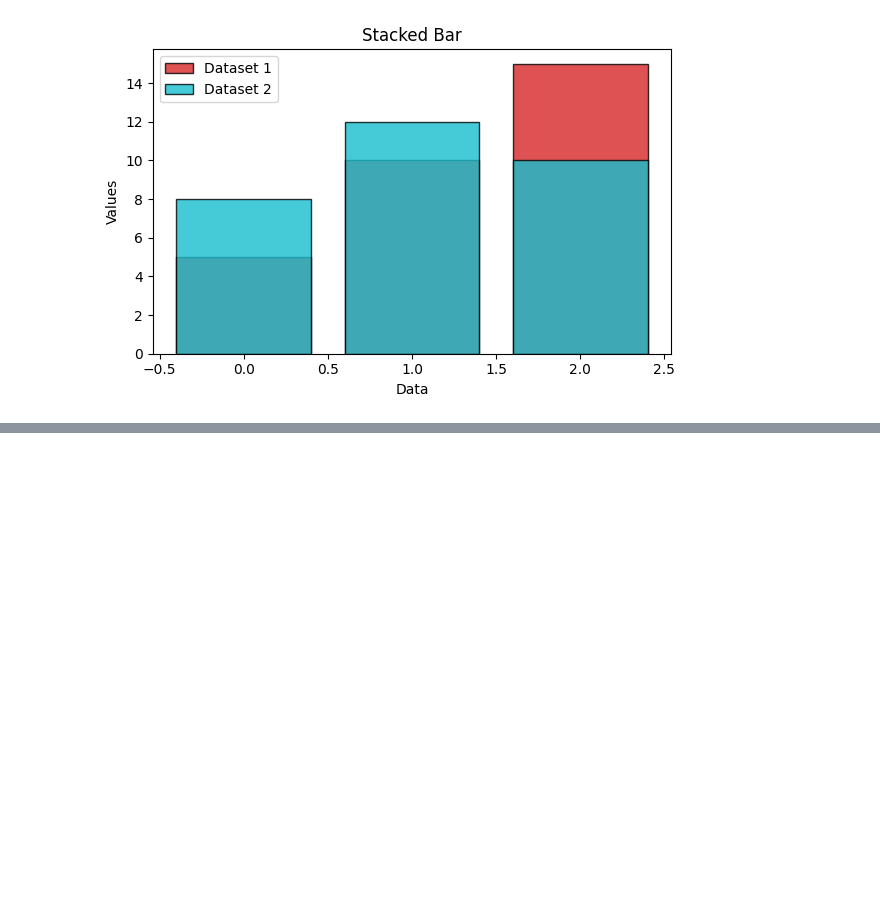
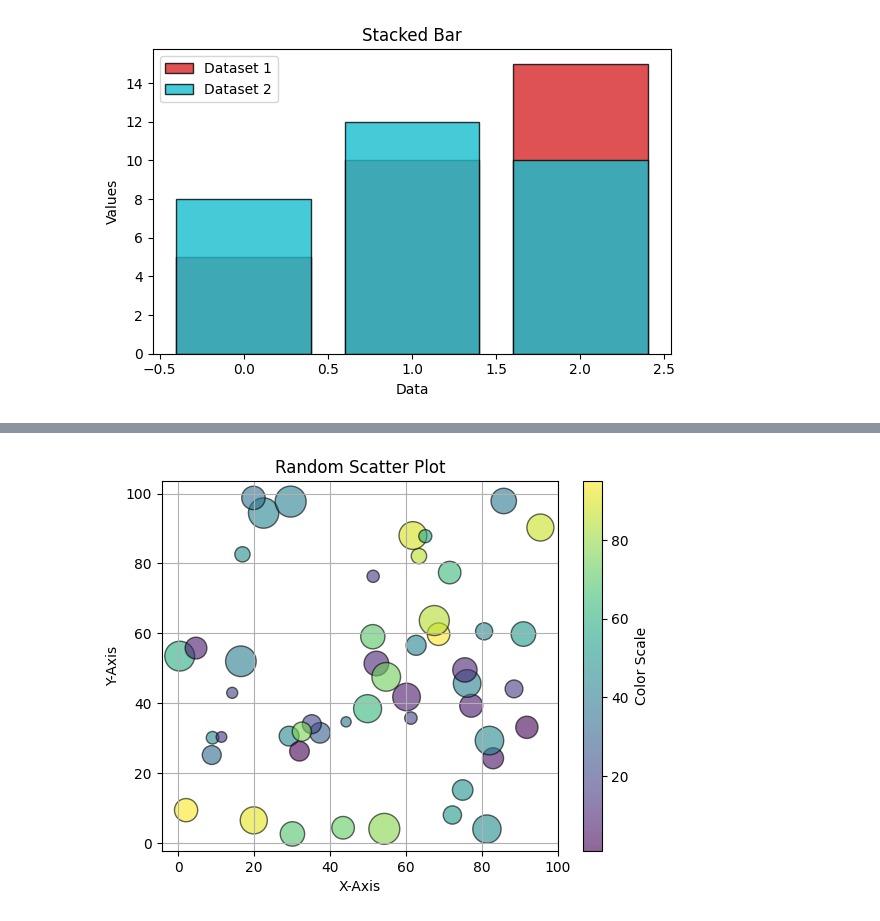
Before and after one commit to KodaliSuchitraKamala/Wipro_Training, a Jupyter notebook: Matplotlib.ipynb, the cells around one changed output, grey strips where cells are left out. Cells and saved outputs as stored; diff of their text form; code cells hidden in the pictures; blank space fills up the shorter version.

```diff
--- a/Matplotlib.ipynb
+++ b/Matplotlib.ipynb
@@ -771,0 +800,17 @@ plt.show()
+# %%
+import numpy as np
+import matplotlib.pyplot as plt
+np.random.seed(10)
+x = np.random.rand(50) * 100
+y = np.random.rand(50) * 100
+sizes = np.random.randint(50, 500, 50)
+colors = np.random.randint(1, 100, 50)
+scatter = plt.scatter(x, y, c=colors, s = sizes, cmap = 'viridis', edgecolors = '#000000', alpha = 0.6)
+plt.colorbar(scatter, label = 'Color Scale')
+plt.xlabel('X-Axis')
+plt.ylabel('Y-Axis')
+plt.title("Random Scatter Plot")
+plt.grid()
+plt.show()
+# %% [output]
+[figure, added]
```
Also changed, not shown: parts of 12 cells of this notebook.
